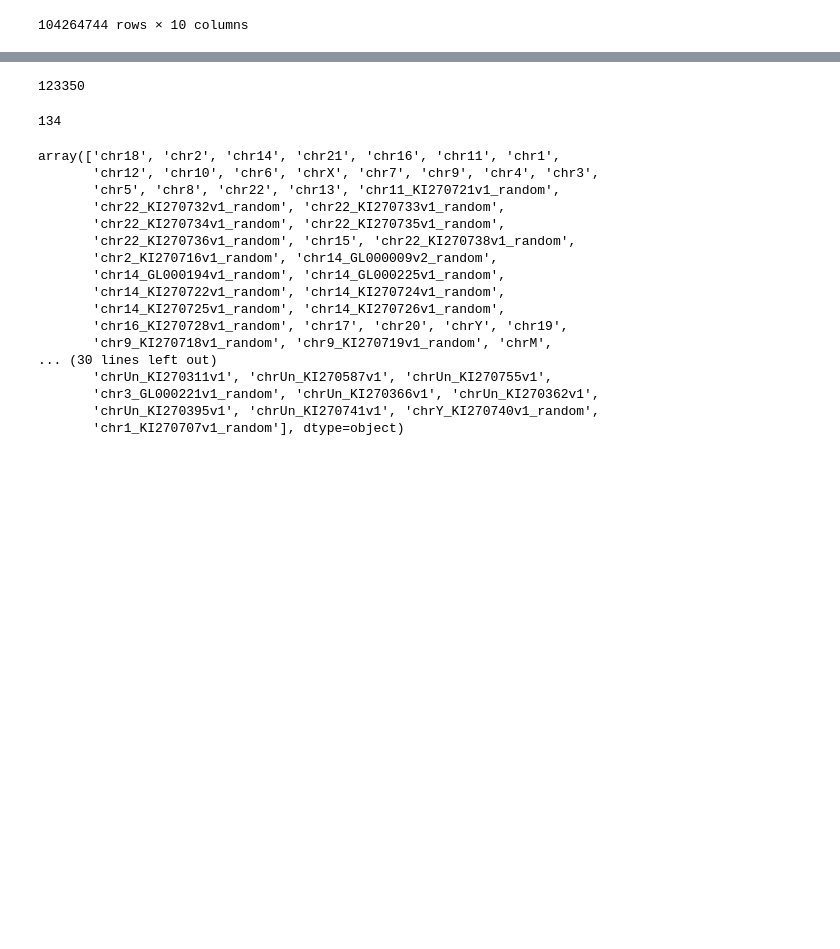
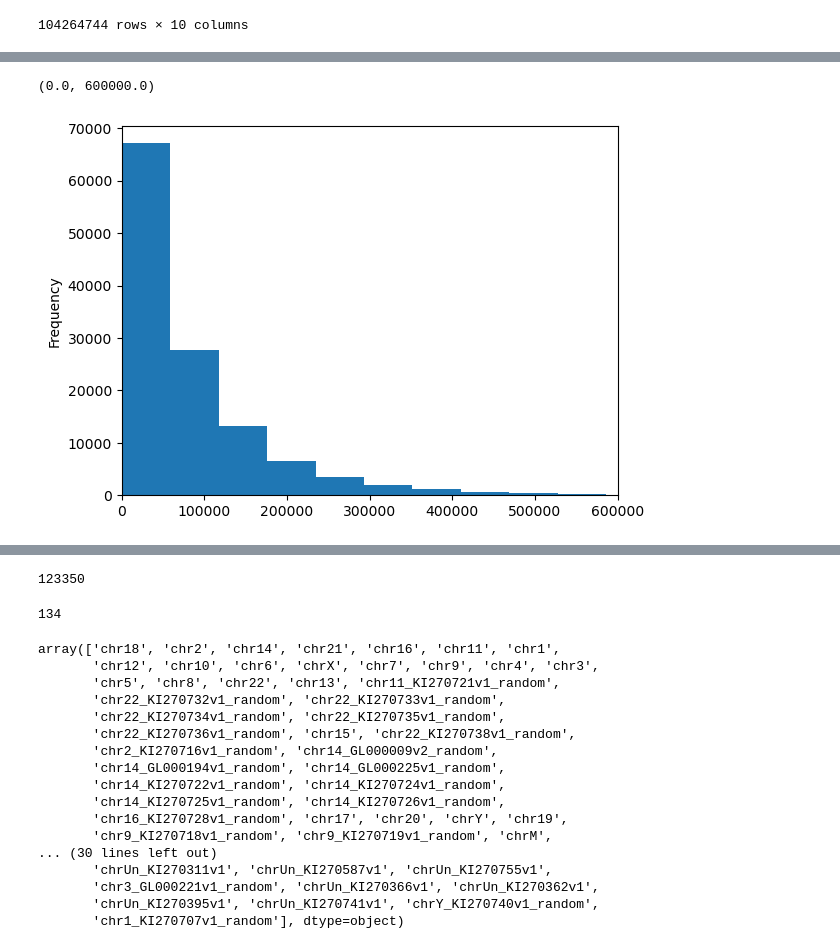
Before and after one commit to magletdinov/fantom.ips-himorna.peaks, a Jupyter notebook: scripts/analysis.ipynb, the cells around one changed output, grey strips where cells are left out. Cells and saved outputs as stored; diff of their text form; code cells hidden in the pictures; blank space fills up the shorter version.

```diff
--- a/scripts/analysis.ipynb
+++ b/scripts/analysis.ipynb
@@ -67,0 +109,6 @@ himorna_peaks
+# %%
+gene_assoc_peaks_area.query("peaks_area >= 0 & peaks_area <= 1*10**7")["peaks_area"].plot(kind="hist", bins=100, logy=False)
+plt.xlim(0, 0.6*10**6)
+# %% [output]
+(0.0, 600000.0)
+[figure, added]
```
Also changed, not shown: parts of 31 cells of this notebook, 2 other files.
